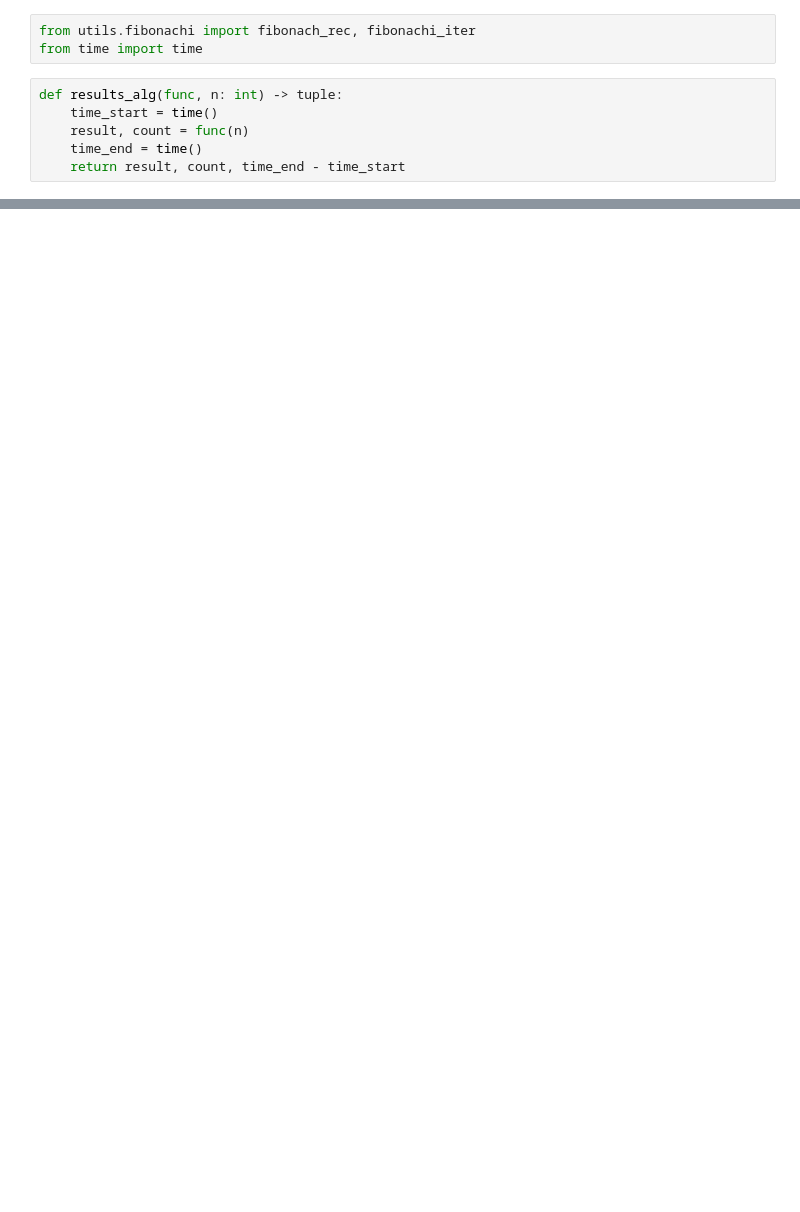
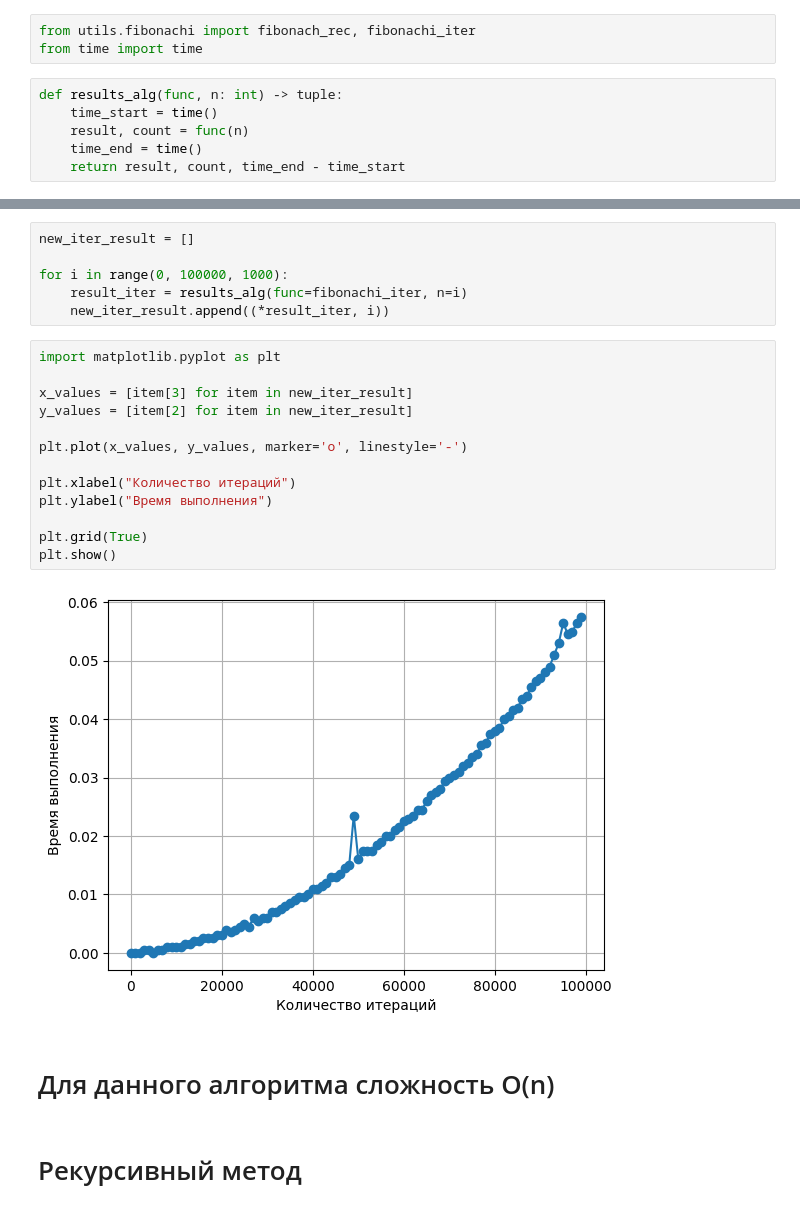
Before and after one commit to Otocolobus-manules/Algoritms, a Jupyter notebook: comparison_algoritms.ipynb, the cells around one changed output, grey strips where cells are left out. Saved outputs shown, nothing was run; the diff lists cells and outputs as text; blank space fills up the shorter version.

```diff
--- a/comparison_algoritms.ipynb
+++ b/comparison_algoritms.ipynb
@@ -21,0 +71,25 @@ TypeError: cannot unpack non-iterable int object
+# %%
+new_iter_result = []
+
+for i in range(0, 100000, 1000):
+    result_iter = results_alg(func=fibonachi_iter, n=i)
+    new_iter_result.append((*result_iter, i))
+# %%
+import matplotlib.pyplot as plt
+
+x_values = [item[3] for item in new_iter_result]
+y_values = [item[2] for item in new_iter_result]
+
+plt.plot(x_values, y_values, marker='o', linestyle='-')
+
+plt.xlabel("Количество итераций")
+plt.ylabel("Время выполнения")
+
+plt.grid(True)
+plt.show()
+# %% [output]
+[figure, added]
+# %% [markdown]
+# Для данного алгоритма сложность O(n)
+# %% [markdown]
+# Рекурсивный метод
```
Also changed, not shown: parts of 7 cells of this notebook.
